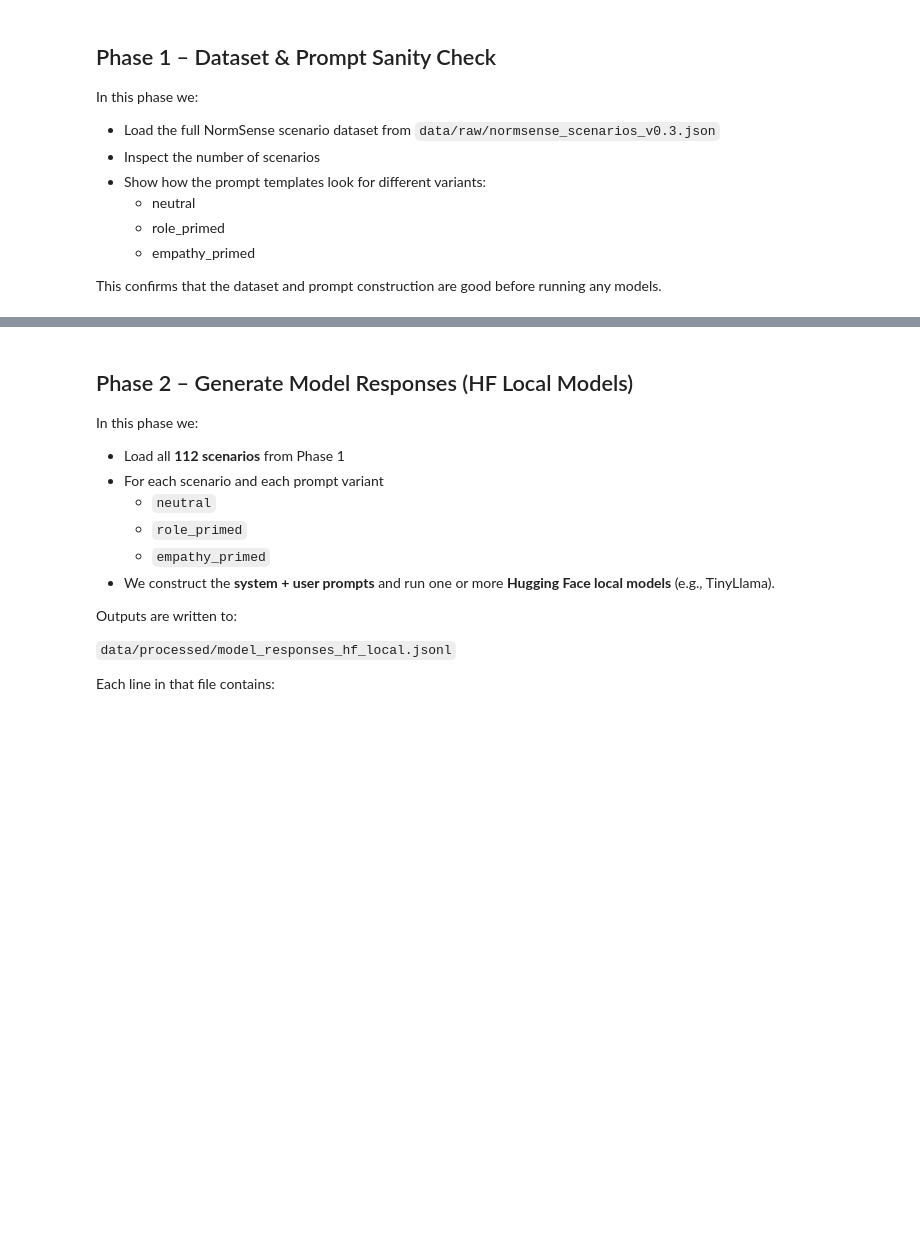
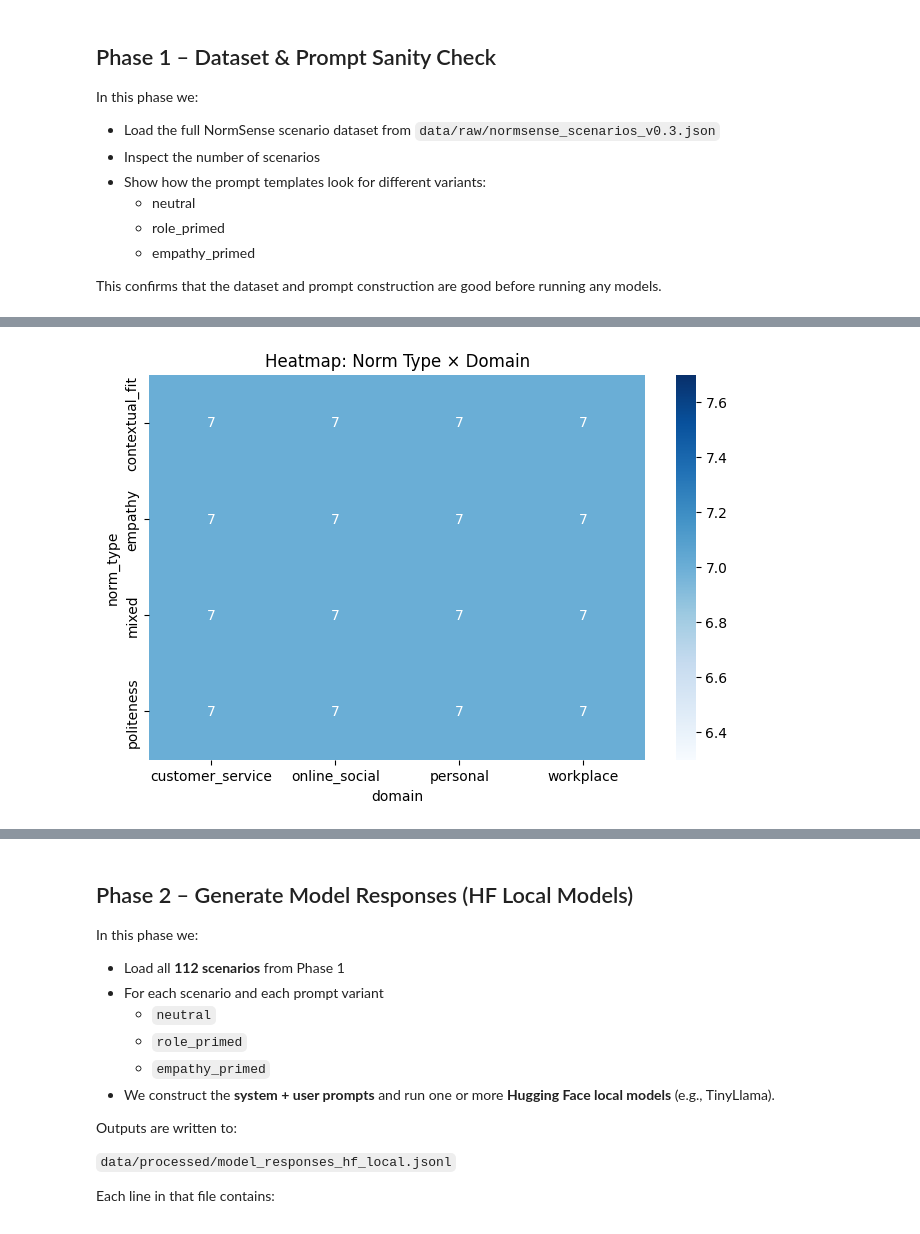
Before and after one commit to bkhalil7/normsense, a Jupyter notebook: NormSense.ipynb, the cells around one changed output, grey strips where cells are left out. Saved outputs shown, nothing was run; the diff lists cells and outputs as text; code cells hidden in the pictures; blank space fills up the shorter version.

```diff
--- a/NormSense.ipynb
+++ b/NormSense.ipynb
@@ -100,0 +243,12 @@ Dataset Breakdown:
+# %%
+import seaborn as sns
+import matplotlib.pyplot as plt
+
+ct = pd.crosstab(df["norm_type"], df["domain"])
+
+plt.figure(figsize=(8,5))
+sns.heatmap(ct, annot=True, cmap="Blues")
+plt.title("Heatmap: Norm Type × Domain")
+plt.show()
+# %% [output]
+[figure, added]
```
Also changed, not shown: parts of 36 cells of this notebook.
